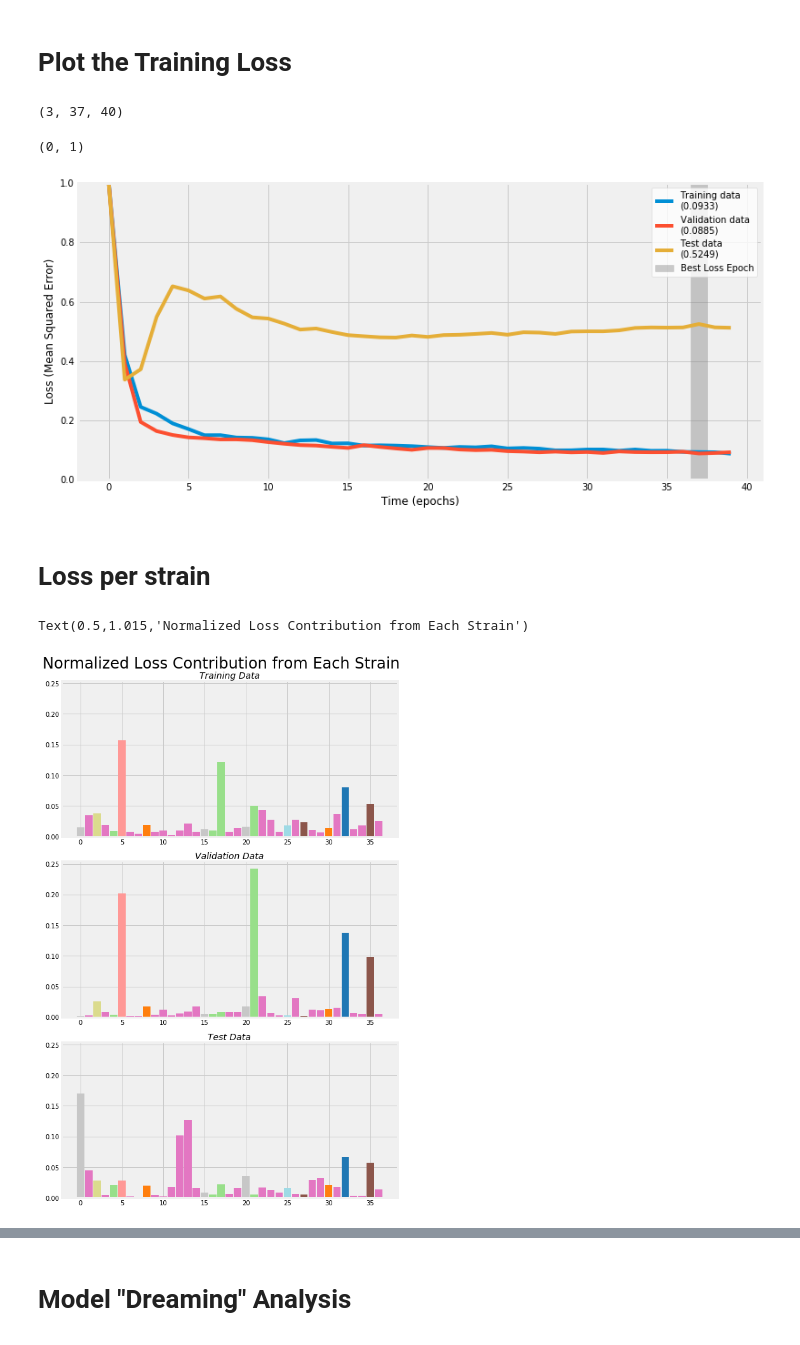
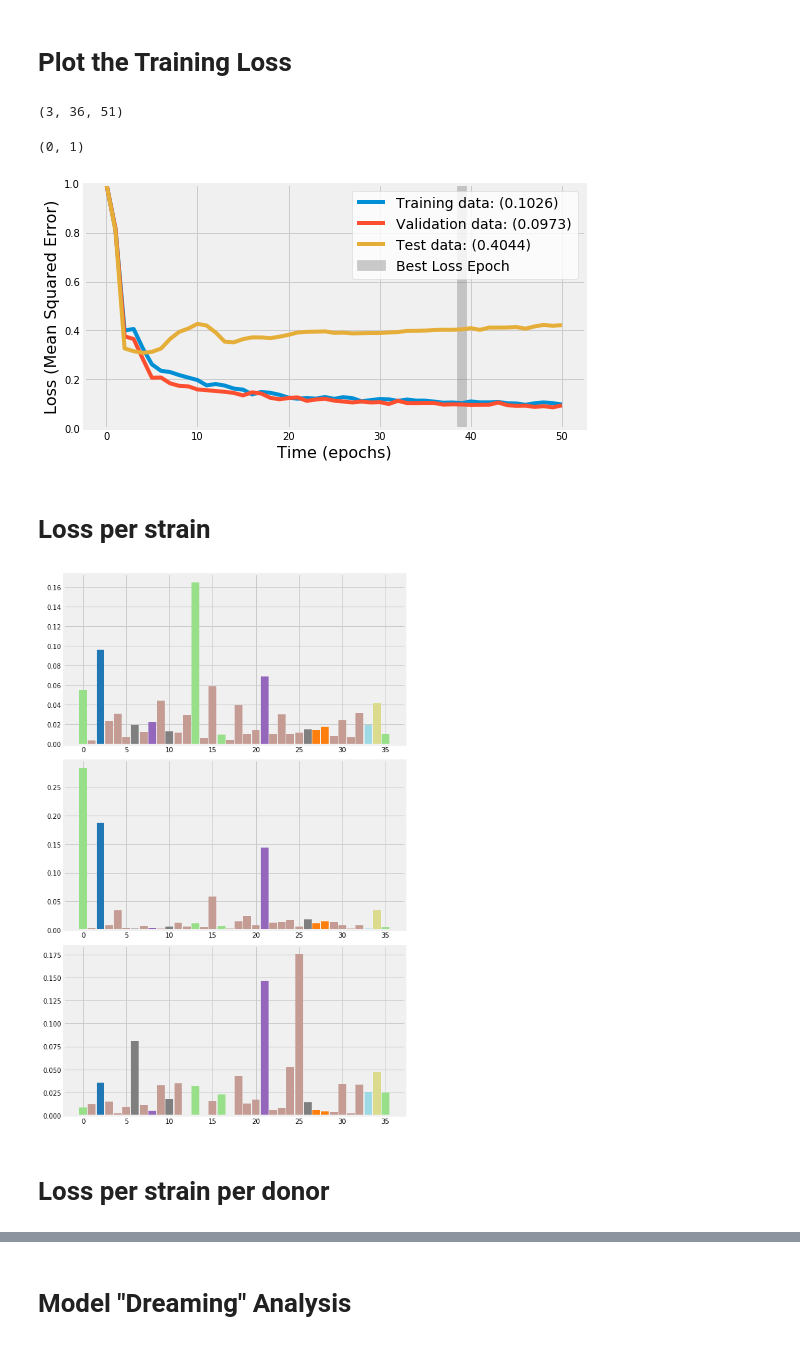
Before and after one commit to michaelwiest/microbiome-rnn, a Jupyter notebook: notebooks/Model Evaluator.ipynb, the cells around one changed output, grey strips where cells are left out. Saved outputs shown, nothing was run; the diff lists cells and outputs as text; code cells hidden in the pictures.

```diff
--- a/notebooks/Model Evaluator.ipynb
+++ b/notebooks/Model Evaluator.ipynb
@@ -125,7 +133,7 @@ file_labs = ['Donor$_{}$'.format(i) for i in range(len(input_files))]
 # Put the model type in here
 model_type = 'enc_dec'
 # What is the name of the model and logs outputted?
-run_suffix = '_EncDec_h2048_isl5_tsl5_ns37_isifNone_tsif2_numlstm1_simplified_model'
+run_suffix = '_EncDec_h512_isl5_tsl5_ns36_isifNone_tsif2_numlstm1_no_chloro'
 # %%
 
 
@@ -156,33 +164,33 @@ output_dir = model_outputs[model_type]
 losses = np.load(os.path.join(output_dir, log_name))
 print(losses.shape)
 # %% [output]
-(3, 37, 40)
+(3, 36, 51)
 # %%
 loss_num_digits = 6
-best_loss_epoch = 37
+best_loss_epoch = 39
 
-fig, ax = plt.subplots(figsize=(12, 6))
-labels = ['Training data\n({})', 'Validation data\n({})', 'Test data\n({})']
+fig, ax = plt.subplots(figsize=(8, 4.5))
+labels = ['Training data: ({})', 'Validation data: ({})', 'Test data: ({})']
 
 for i in range(losses.shape[0]):
     plt.plot(losses[i, ...].sum(axis=0).T, label=labels[i].format(str(losses[i, :, best_loss_epoch].sum())[:loss_num_digits]))
 ax.axvspan(best_loss_epoch - 0.5, best_loss_epoch + 0.5, alpha=0.4, color='gray', label='Best Loss Epoch')
-legend = plt.legend(frameon = 1, loc='upper right')
+legend = plt.legend(frameon = 1, loc='upper right', fontsize=14)
 frame = legend.get_frame()
 frame.set_facecolor('white')
-plt.xlabel('Time (epochs)')
-plt.ylabel('Loss (Mean Squared Error)')
+plt.xlabel('Time (epochs)', fontsize=16)
+plt.ylabel('Loss (Mean Squared Error)', fontsize=16)
 plt.ylim(0, 1)
 # plt.title('Loss Over Training', fontsize=18)
 # %% [output]
 (0, 1)
-[figure, old version]
+[figure, new version]
 # %% [markdown]
 # Loss per strain
 # %%
 loss_labels = ['Training Data', 'Validation Data', 'Test Data']
 bar_width = 0.9
-fig, ax = plt.subplots(3, 1, figsize=(8, 12), sharey=True)
+fig, ax = plt.subplots(3, 1, figsize=(8, 12), sharey=False)
 axl = ax.flatten()
 for i in range(losses.shape[0]):
     rects1 = axl[i].bar(range(losses.shape[1]),
@@ -191,9 +199,10 @@ for i in range(losses.shape[0]):
     sm = ScalarMappable(cmap=cmap)
     sm.set_array([])
     axl[i].set_xticks(list(range(losses.shape[1]))[::5])
-    axl[i].set_title(loss_labels[i], fontsize=14, style='italic', y=0.99)
+#     axl[i].set_title(loss_labels[i], fontsize=14, style='italic', y=0.99)
     plt.tight_layout()
-plt.suptitle('Normalized Loss Contribution from Each Strain', y=1.015, fontsize=24)
+# plt.suptitle('Normalized Loss Contribution from Each Strain', y=1.015, fontsize=24)
 # %% [output]
-Text(0.5,1.015,'Normalized Loss Contribution from Each Strain')
-[figure, old version]
+[figure, new version]
+# %% [markdown]
+# Loss per strain per donor
```
Also changed, not shown: parts of 19 cells of this notebook.
